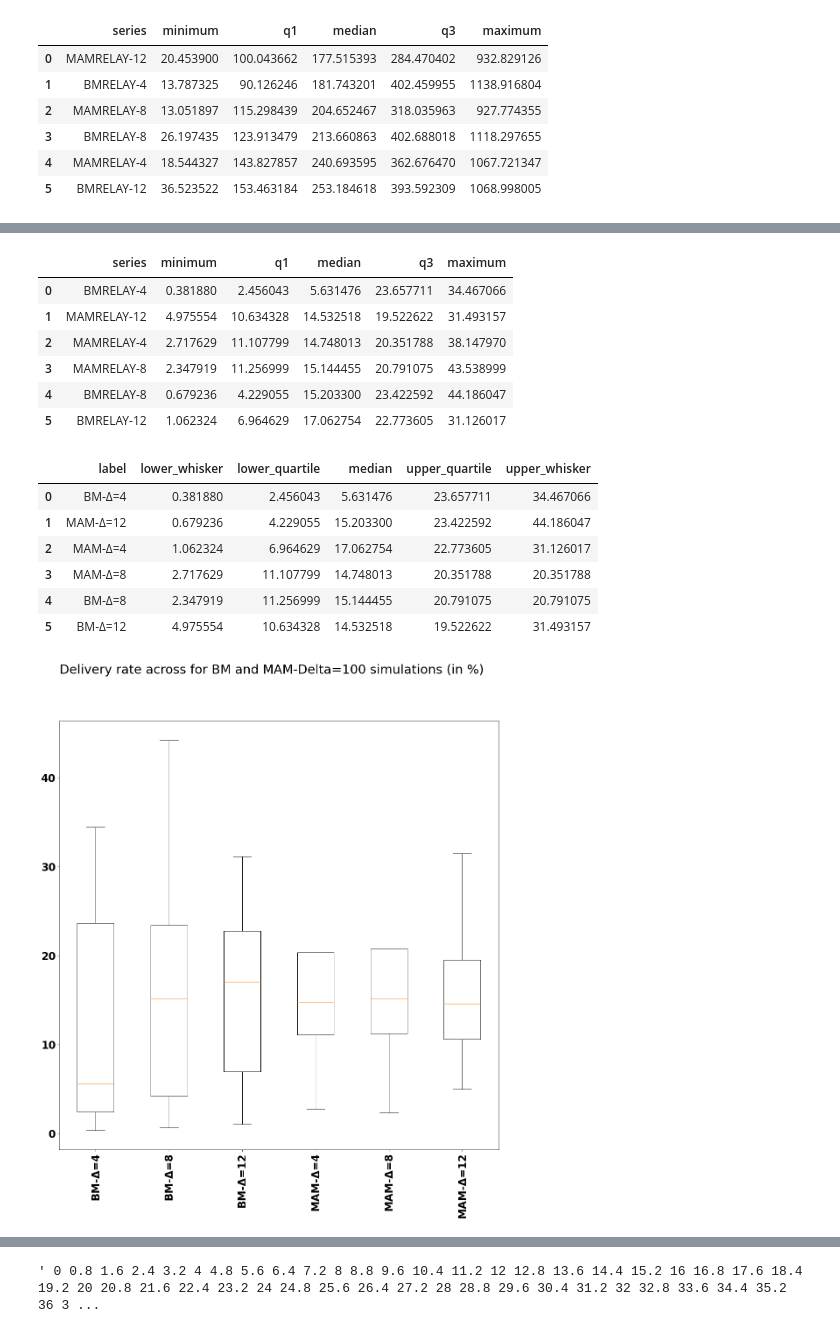
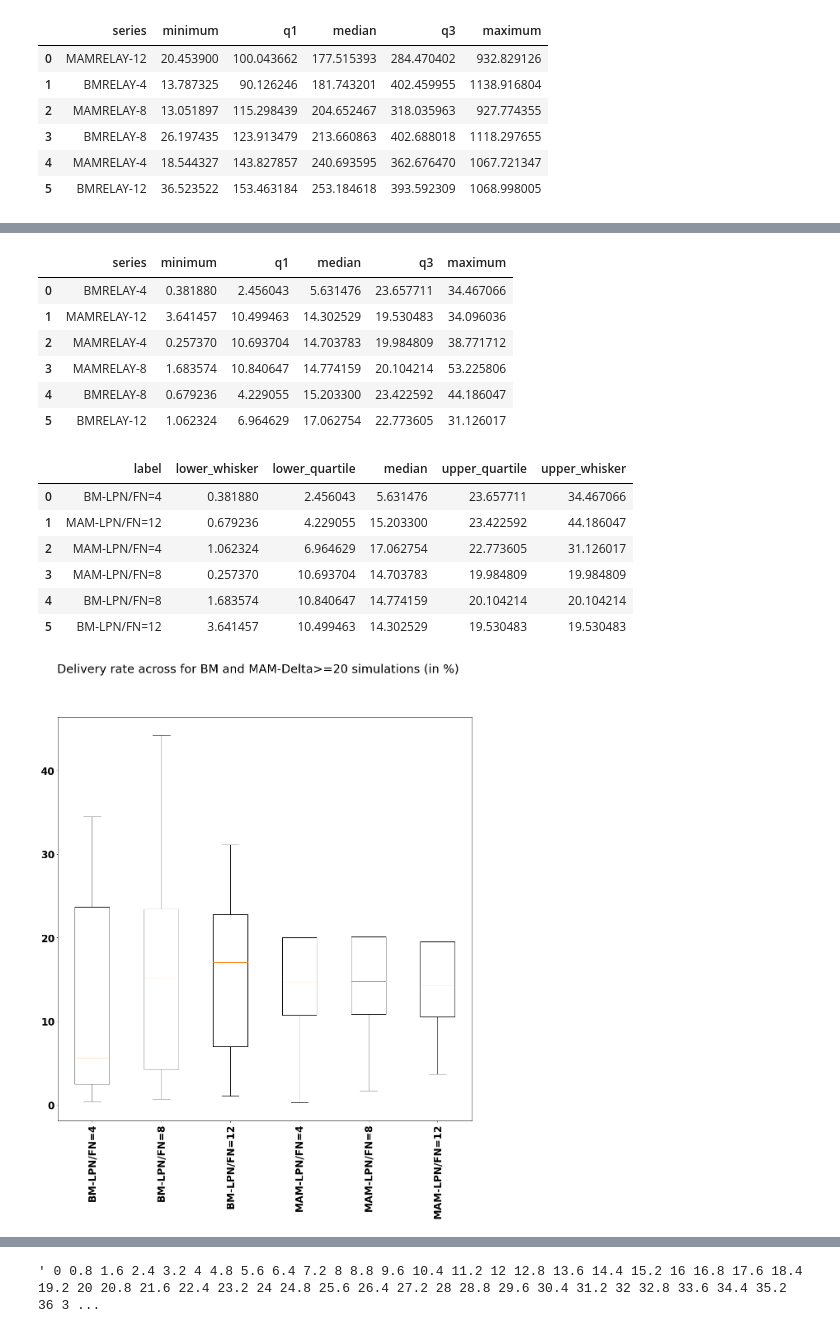
Before and after one commit to marcelopaulon/PUC-Rio, a Jupyter notebook: showcases/projects/mam/MAM-LARGE-Analysis.ipynb, the cells around one changed output, grey strips where cells are left out. Saved outputs shown, nothing was run; the diff lists cells and outputs as text; code cells hidden in the pictures.

Commit message:
Save images

```diff
--- a/showcases/projects/mam/MAM-LARGE-Analysis.ipynb
+++ b/showcases/projects/mam/MAM-LARGE-Analysis.ipynb
@@ -410,0 +433,31 @@ getBoxPlotData(labels, bp)
+# %%
+energyDrawBPdata100['sortcol1'] = pd.DataFrame(energyDrawBPdata100['series'].str.split('-').str[0])
+energyDrawBPdata100['sortcol2'] = pd.DataFrame(pd.to_numeric(energyDrawBPdata100['series'].str.split('-').str[1]))
+
+energyDrawBPdata100 = energyDrawBPdata100.sort_values(by=['sortcol1','sortcol2'])
+
+# Create a figure instance
+fig = plt.figure(1, figsize=(18, 18))
+
+# Create an axes instance
+ax = fig.add_subplot(111)
+
+labels = energyDrawBPdata100['series'].str.replace('RELAY-','-Δ=100-LPN/FN=')
+
+data = []
+
+for row in energyDrawBPdata100.iterrows():
+    x = row[1]
+    data.append([x['minimum'], x['q1'], x['median'], x['q3'], x['maximum']])
+
+bp = ax.boxplot(data, showfliers=True)
+
+plt.suptitle('Energy draw (in Joules) for BM and MAM-Δ=100 (per run)')
+
+plt.xticks(rotation='90.0')
+ax.set_xticklabels(labels)
+
+# Save the figure
+fig.savefig('mamset-fig2-100.png', bbox_inches='tight', dpi=150)
+
+getBoxPlotData(labels, bp)
@@ -577,7 +639,7 @@ WITH raw_data AS (
 
 SELECT CONCAT(relay_type,'-',lpn_fn_ratio) as series, cast(value as DOUBLE PRECISION) as value
       from scalars
-      where name='delivery rate' and (relay_type='BMRELAY' or delta_ms=100)
+      where name='delivery rate' and (relay_type='BMRELAY' or delta_ms>=20)
 ),
 
 ''' + BP_QUERY_SUFFIX, cnx)
@@ -586,51 +648,51 @@ deliveryRateBPdata
 # %% [output]
 |  | series | minimum | q1 | median | q3 | maximum |
 | 0 | BMRELAY-4 | 0.381880 | 2.456043 | 5.631476 | 23.657711 | 34.467066 |
-| 1 | MAMRELAY-12 | 4.975554 | 10.634328 | 14.532518 | 19.522622 | 31.493157 |
-| 2 | MAMRELAY-4 | 2.717629 | 11.107799 | 14.748013 | 20.351788 | 38.147970 |
-| 3 | MAMRELAY-8 | 2.347919 | 11.256999 | 15.144455 | 20.791075 | 43.538999 |
+| 1 | MAMRELAY-12 | 3.641457 | 10.499463 | 14.302529 | 19.530483 | 34.096036 |
+| 2 | MAMRELAY-4 | 0.257370 | 10.693704 | 14.703783 | 19.984809 | 38.771712 |
+| 3 | MAMRELAY-8 | 1.683574 | 10.840647 | 14.774159 | 20.104214 | 53.225806 |
 | 4 | BMRELAY-8 | 0.679236 | 4.229055 | 15.203300 | 23.422592 | 44.186047 |
 | 5 | BMRELAY-12 | 1.062324 | 6.964629 | 17.062754 | 22.773605 | 31.126017 |
 # %%
 deliveryRateBPdata['sortcol1'] = pd.DataFrame(deliveryRateBPdata['series'].str.split('-').str[0])
 deliveryRateBPdata['sortcol2'] = pd.DataFrame(pd.to_numeric(deliveryRateBPdata['series'].str.split('-').str[1]))
 
 deliveryRateBPdata = deliveryRateBPdata.sort_values(by=['sortcol1','sortcol2'])
 
 # Create a figure instance
 fig = plt.figure(1, figsize=(18, 18))
 
 # Create an axes instance
 ax = fig.add_subplot(111)
 
-labels = deliveryRateBPdata['series'].str.replace('RELAY-','-Δ=')
+labels = deliveryRateBPdata['series'].str.replace('RELAY-','-LPN/FN=')
 
 data = []
 
 for row in deliveryRateBPdata.iterrows():
     x = row[1]
     data.append([x['minimum'], x['q1'], x['median'], x['q3'], x['maximum']])
 
 bp = ax.boxplot(data, showfliers=False)
 
-plt.suptitle('Delivery rate across for BM and MAM-Delta=100 simulations (in %)')
+plt.suptitle('Delivery rate across for BM and MAM-Δ>=20 simulations (in %)')
 
 plt.xticks(rotation='90.0')
 ax.set_xticklabels(labels)
 
 # Save the figure
 fig.savefig('mamset-fig5.png', bbox_inches='tight', dpi=150)
 
 getBoxPlotData(labels, bp)
 # %% [output]
 |  | label | lower_whisker | lower_quartile | median | upper_quartile | upper_whisker |
-| 0 | BM-Δ=4 | 0.381880 | 2.456043 | 5.631476 | 23.657711 | 34.467066 |
-| 1 | MAM-Δ=12 | 0.679236 | 4.229055 | 15.203300 | 23.422592 | 44.186047 |
-| 2 | MAM-Δ=4 | 1.062324 | 6.964629 | 17.062754 | 22.773605 | 31.126017 |
-| 3 | MAM-Δ=8 | 2.717629 | 11.107799 | 14.748013 | 20.351788 | 20.351788 |
-| 4 | BM-Δ=8 | 2.347919 | 11.256999 | 15.144455 | 20.791075 | 20.791075 |
-| 5 | BM-Δ=12 | 4.975554 | 10.634328 | 14.532518 | 19.522622 | 31.493157 |
+| 0 | BM-LPN/FN=4 | 0.381880 | 2.456043 | 5.631476 | 23.657711 | 34.467066 |
+| 1 | MAM-LPN/FN=12 | 0.679236 | 4.229055 | 15.203300 | 23.422592 | 44.186047 |
+| 2 | MAM-LPN/FN=4 | 1.062324 | 6.964629 | 17.062754 | 22.773605 | 31.126017 |
+| 3 | MAM-LPN/FN=8 | 0.257370 | 10.693704 | 14.703783 | 19.984809 | 19.984809 |
+| 4 | BM-LPN/FN=8 | 1.683574 | 10.840647 | 14.774159 | 20.104214 | 20.104214 |
+| 5 | BM-LPN/FN=12 | 3.641457 | 10.499463 | 14.302529 | 19.530483 | 19.530483 |
-[figure, old version]
+[figure, new version]
 # %%
 csv_guide = 'run,type,module,name,attrname,attrvalue,value,count,sumweights,mean,stddev,min,max,binedges,binvalues'.split(',')
 indexCsv = {}
```
Also changed, not shown: parts of 3 cells of this notebook, 3 other files.
